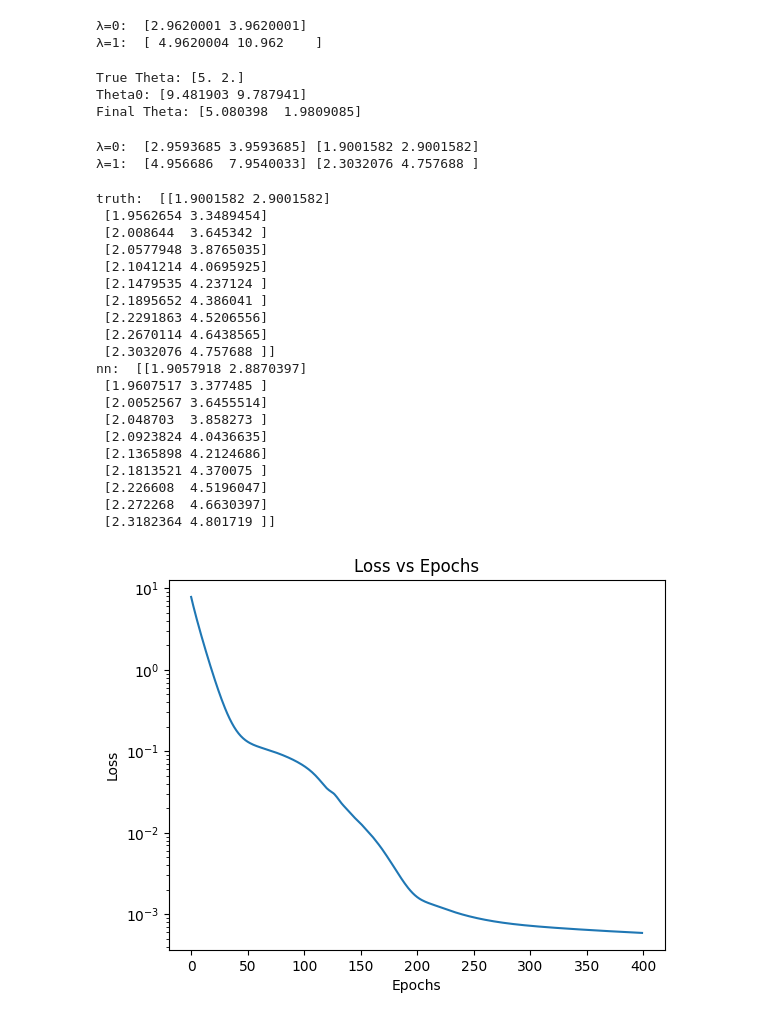
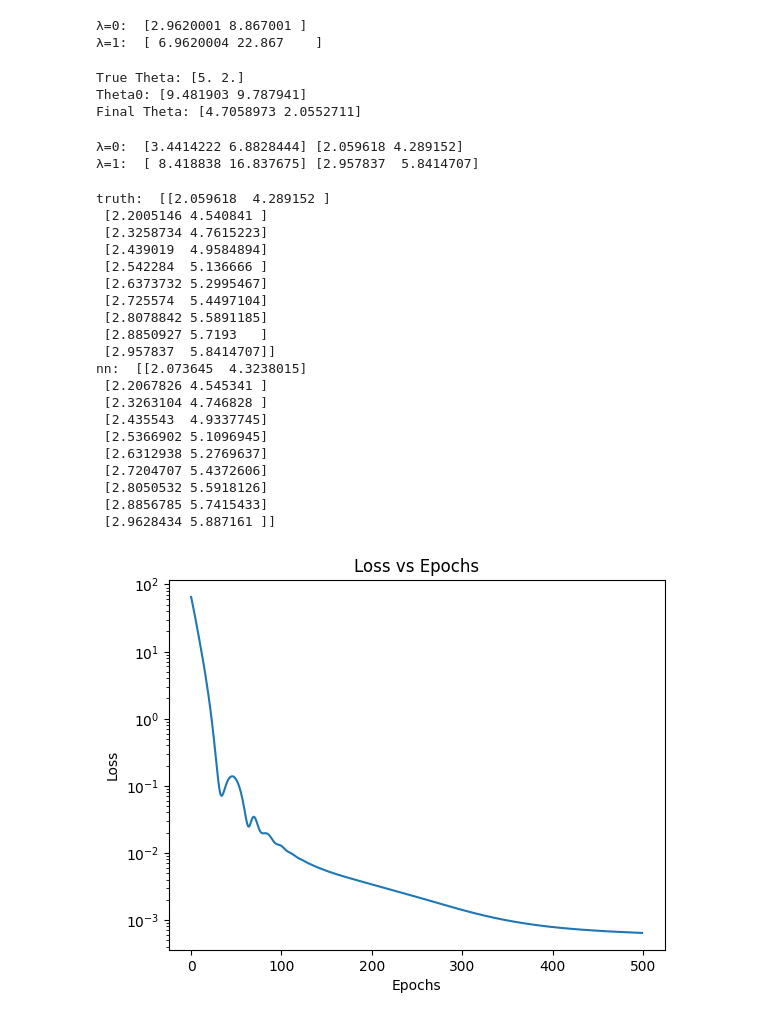
Before and after one commit to ryanchaiyakul/hodel, a Jupyter notebook: triplet.ipynb, the cells around one changed output. Saved outputs shown, nothing was run; the diff lists cells and outputs as text; code cells hidden in the pictures.

```diff
--- a/triplet.ipynb
+++ b/triplet.ipynb
@@ -53,7 +53,7 @@ def fixed_0(lambda_: jax.Array, _ = None) -> jax.Array:
 # Setup
 xf0 = jnp.array([1.0, 2.0])
 energy = Triplet(xf0, fixed_0(jnp.array([0.0])))
-force = LinearForce(jnp.array([0.0, 10.0]), jnp.array([9.81, 0.0]))
+force = LinearForce(jnp.array([0.0, 20.0]), jnp.array([0.0, 9.81]))
 sim = hodel.HODEL(energy, [force], fixed_0)
 
 key = jax.random.PRNGKey(0)
@@ -63,8 +63,8 @@ lambdas = jnp.linspace(0, 1, 10)
 print("λ=0: ", sim.solve(jnp.array([0.0]), xf0, Theta_star))
 print("λ=1: ", sim.solve(jnp.array([1.0]), xf0, Theta_star))
 # %% [output]
-λ=0:  [2.9620001 3.9620001]
-λ=1:  [ 4.9620004 10.962    ]
+λ=0:  [2.9620001 8.867001 ]
+λ=1:  [ 6.9620004 22.867    ]
 # %%
 xf_stars = sim.sim(lambdas, xf0, Theta_star)
 Theta0 = jax.random.uniform(key, [2], minval=1e-1, maxval=1e1)
@@ -81,7 +81,7 @@ print("Final Theta:", final_Theta)
 # %% [output]
 True Theta: [5. 2.]
 Theta0: [9.481903 9.787941]
-Final Theta: [5.080398  1.9809085]
+Final Theta: [4.7058973 2.0552711]
 # %%
 import flax.linen as nn
 
@@ -95,7 +95,7 @@ class KSTriplet(Triplet):
         return jnp.diag(jnp.array([K1, K2]))
 
 
-Theta_star = jnp.array([5.0, 0.6, 2.0, 0.6])
+Theta_star = jnp.array([5.0, 0.4, 2.0, 0.8])
 ks_energy = KSTriplet(xf0, fixed_0(jnp.array([0.0])))
 ks_sim = hodel.HODEL(ks_energy, [force], fixed_0)
 
@@ -111,10 +111,17 @@ class KNet(nn.Module):
                 self.hidden_size,
             )(del_strain)
         )
+        x = nn.softplus(
+            nn.Dense(
+                self.hidden_size,
+            )(x)
+        )
+        # Initialize bias to K=4 to make first executions reasonable.
+        # Kernel to 0 is just experimental. It makes the first run strictly DER.
         x = nn.Dense(
             2,
             kernel_init=nn.initializers.zeros,
-            bias_init=nn.initializers.constant(5.0),
+            bias_init=nn.initializers.constant(4.0),
         )(x)
         a, b = x
         a = jax.nn.softplus(a)
@@ -160,46 +167,52 @@ print(
     ks_sim.solve(jnp.array([1.0]), xf0, Theta_star),
 )
 # %% [output]
-λ=0:  [2.9593685 3.9593685] [1.9001582 2.9001582]
-λ=1:  [4.956686  7.9540033] [2.3032076 4.757688 ]
+λ=0:  [3.4414222 6.8828444] [2.059618 4.289152]
+λ=1:  [ 8.418838 16.837675] [2.957837  5.8414707]
 # %%
 xf_stars = ks_sim.sim(lambdas, xf0, Theta_star)
 
 lr = 1e-2
-n_epochs = 400
-final_params, L = nn_sim.learn(
-    lambdas, xf0, xf_stars, params, optim=optax.adam(lr), n_epochs=n_epochs
+n_epochs = 500
+schedule = optax.cosine_decay_schedule(init_value=lr, decay_steps=n_epochs, alpha=0.3)
+
+jit_learn = jax.jit(
+    lambda lambdas, xf0, xf_stars, params: nn_sim.learn(
+        lambdas, xf0, xf_stars, params, optim=optax.adam(schedule), n_epochs=n_epochs
+    )
 )
+final_params, L = jit_learn(lambdas, xf0, xf_stars, params)
+final_xfs = nn_sim.sim(lambdas, xf0, final_params)
 
 print("truth: ", xf_stars)
-print("nn: ", nn_sim.sim(lambdas, xf0, final_params))
+print("nn: ", final_xfs)
 
 plt.plot(L)
 plt.yscale("log")
 plt.title("Loss vs Epochs")
 plt.xlabel("Epochs")
 plt.ylabel("Loss")
 plt.show()
 # %% [output]
-truth:  [[1.9001582 2.9001582]
- [1.9562654 3.3489454]
- [2.008644  3.645342 ]
- [2.0577948 3.8765035]
- [2.1041214 4.0695925]
- [2.1479535 4.237124 ]
- [2.1895652 4.386041 ]
- [2.2291863 4.5206556]
- [2.2670114 4.6438565]
- [2.3032076 4.757688 ]]
-nn:  [[1.9057918 2.8870397]
- [1.9607517 3.377485 ]
- [2.0052567 3.6455514]
- [2.048703  3.858273 ]
- [2.0923824 4.0436635]
- [2.1365898 4.2124686]
- [2.1813521 4.370075 ]
- [2.226608  4.5196047]
- [2.272268  4.6630397]
- [2.3182364 4.801719 ]]
+truth:  [[2.059618  4.289152 ]
+ [2.2005146 4.540841 ]
+ [2.3258734 4.7615223]
+ [2.439019  4.9584894]
+ [2.542284  5.136666 ]
+ [2.6373732 5.2995467]
+ [2.725574  5.4497104]
+ [2.8078842 5.5891185]
+ [2.8850927 5.7193   ]
+ [2.957837  5.8414707]]
+nn:  [[2.073645  4.3238015]
+ [2.2067826 4.545341 ]
+ [2.3263104 4.746828 ]
+ [2.435543  4.9337745]
+ [2.5366902 5.1096945]
+ [2.6312938 5.2769637]
+ [2.7204707 5.4372606]
+ [2.8050532 5.5918126]
+ [2.8856785 5.7415433]
+ [2.9628434 5.887161 ]]
-[figure, old version]
+[figure, new version]
 # %%
```
Also changed, not shown: parts of 2 cells of this notebook.
